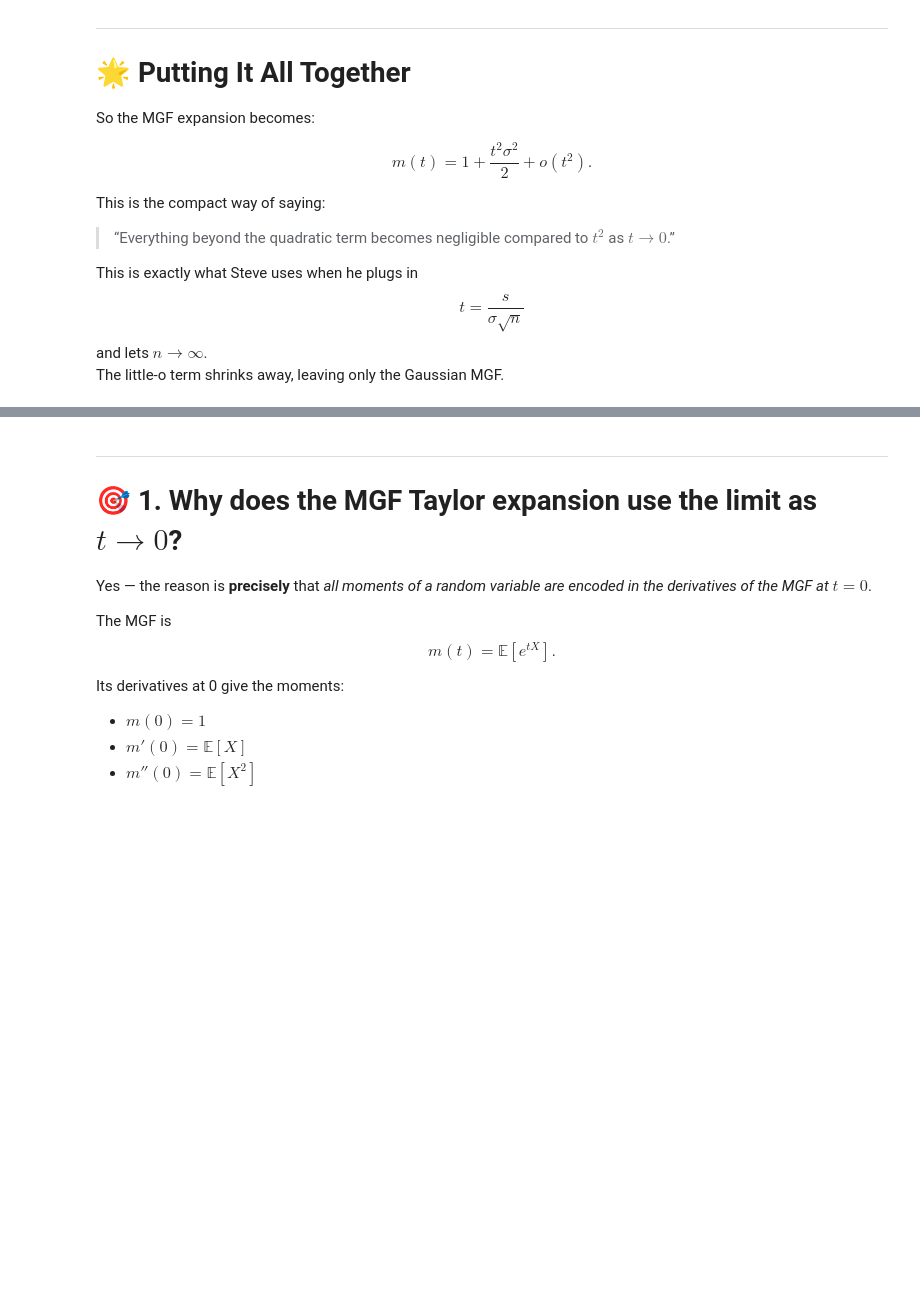
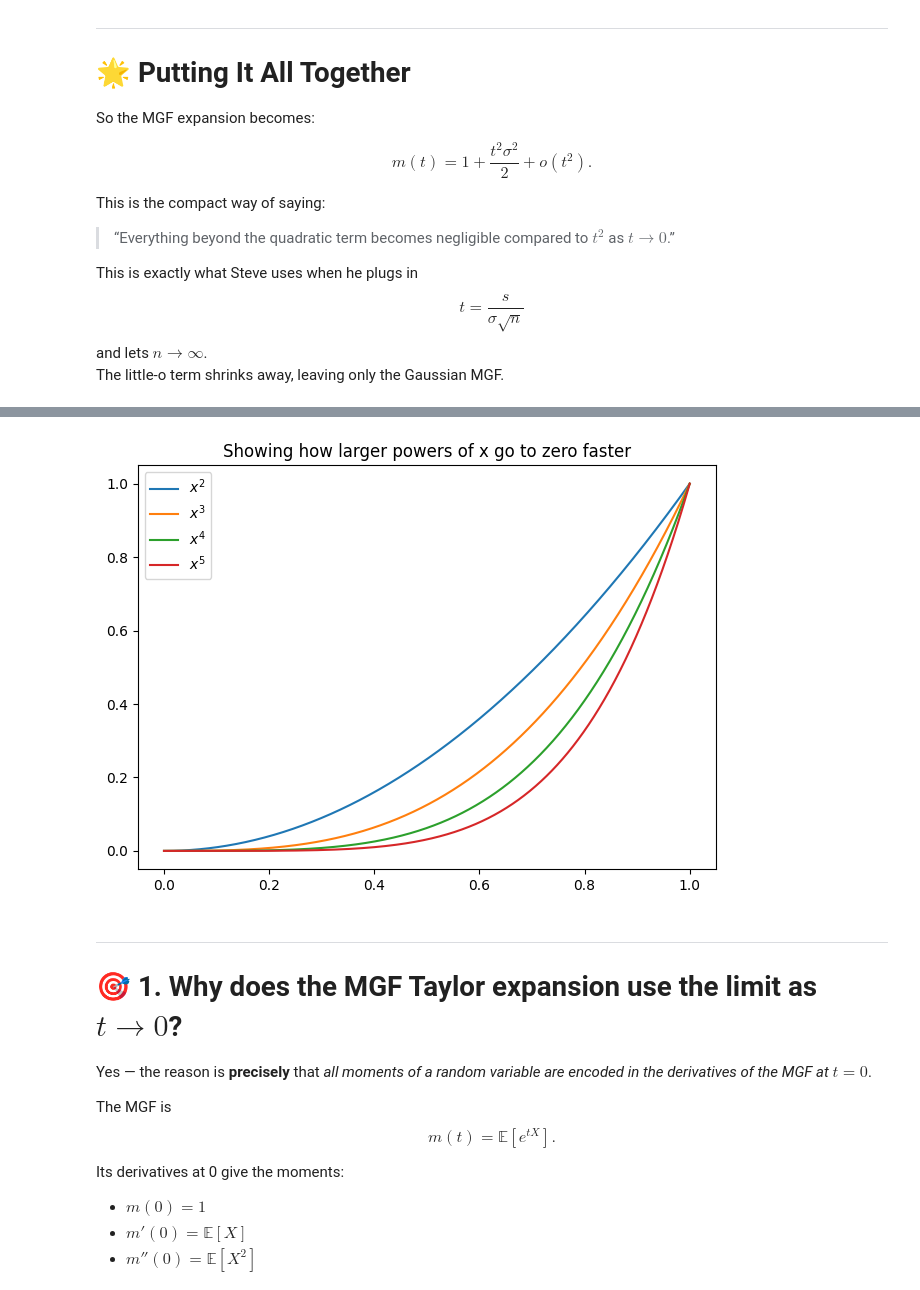
Before and after one commit to ZenSoftware/zen_jupyter, a Jupyter notebook: stats/central_limit_theorem.ipynb, the cells around one changed output, grey strips where cells are left out. Cells and saved outputs as stored; diff of their text form; code cells hidden in the pictures; blank space fills up the shorter version.

```diff
--- a/stats/central_limit_theorem.ipynb
+++ b/stats/central_limit_theorem.ipynb
@@ -468,6 +464,21 @@ We divide by $t^2$ because we want to know:
 > “Does the remainder shrink *faster* than the $t^2$ term we’re keeping?”
 
 If yes, then it’s negligible — and little‑o notation captures that idea perfectly.
+# %%
+import matplotlib.pyplot as plt
+import numpy as np
+
+x = np.linspace(0, 1, 1000)
+plt.plot(x, x**2, color="C0", label="$x^2$")
+plt.plot(x, x**3, color="C1", label="$x^3$")
+plt.plot(x, x**4, color="C2", label="$x^4$")
+plt.plot(x, x**5, color="C3", label="$x^5$")
+plt.title("Showing how larger powers of x go to zero faster")
+plt.tight_layout()
+plt.legend()
+plt.show()
+# %% [output]
+[figure, added]
 # %% [markdown]
 
 ---
```
Also changed, not shown: parts of 1 cell of this notebook.
